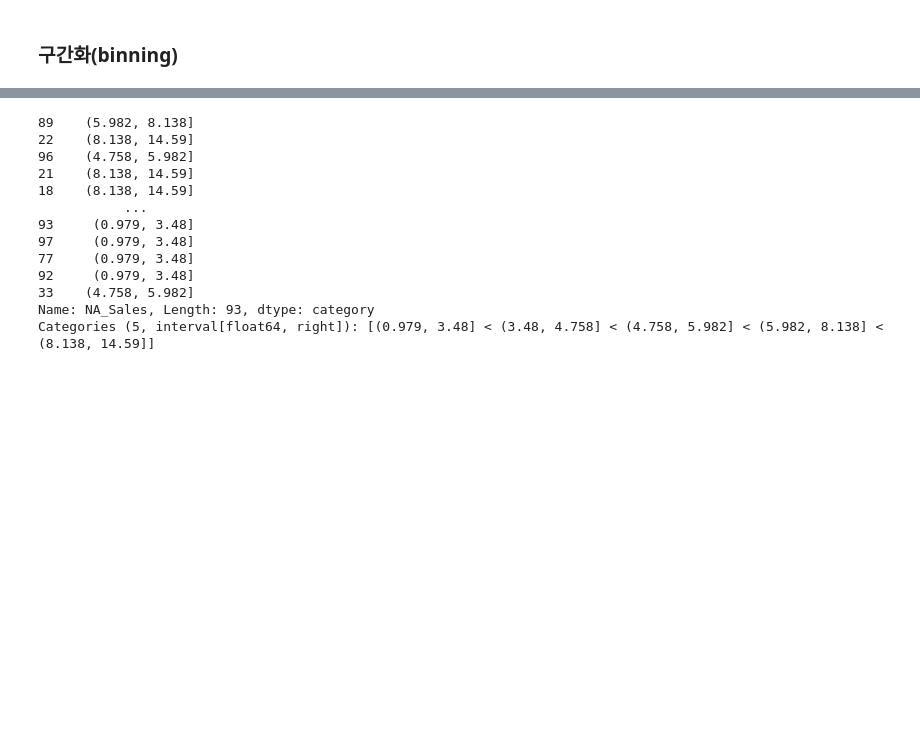
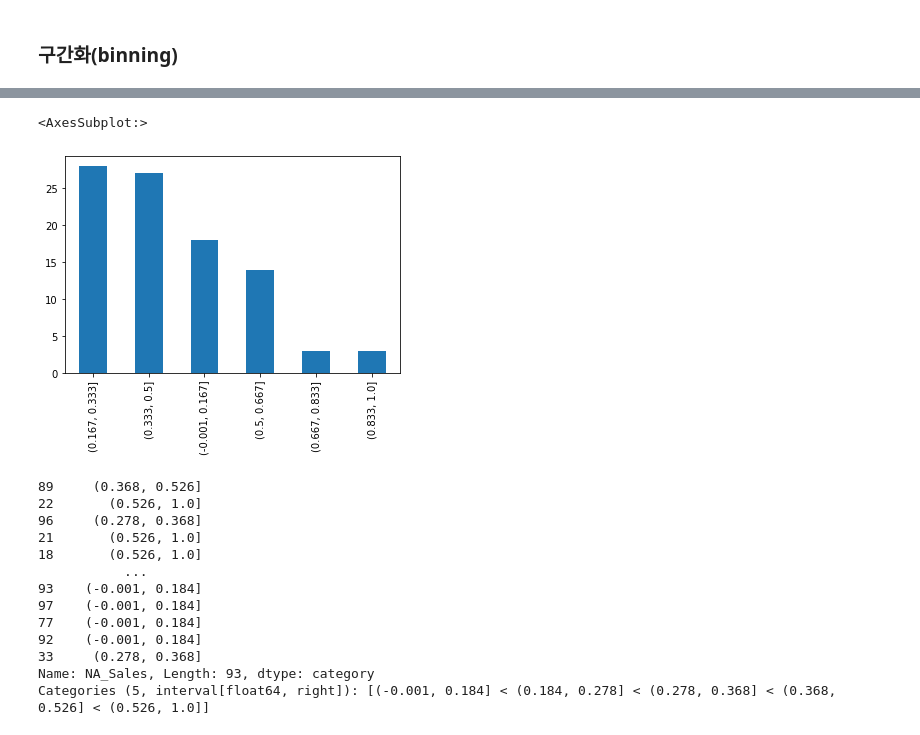
Before and after one commit to hanishereandnow/newpj, a Jupyter notebook: study/VgsalesChart.ipynb, the cells around one changed output, grey strips where cells are left out. Drawn from its saved outputs; the diff is of its cells as text; code cells hidden in the pictures; blank space fills up the shorter version.

```diff
--- a/study/VgsalesChart.ipynb
+++ b/study/VgsalesChart.ipynb
@@ -321,22 +277,27 @@ ctg.value_counts().sort_index()
 Name: NA_Sales, dtype: int64
+# %%
+ctg.value_counts().plot(kind='bar')
+# %% [output]
+<AxesSubplot:>
+[figure, added]
 # %%
 # qcut은 구간을 일정하게 나누는 것이 아니라 데이터의 분포를 비슷한 크기의 그룹으로 나눠준다
-ctg = pd.qcut(vg_na, q=5)
+ctg = pd.qcut(vg_rank_drop["NA_Sales"], q = 5)
 ctg
 # %% [output]
-89    (5.982, 8.138]
-22    (8.138, 14.59]
-96    (4.758, 5.982]
-21    (8.138, 14.59]
-18    (8.138, 14.59]
+89     (0.368, 0.526]
+22       (0.526, 1.0]
+96     (0.278, 0.368]
+21       (0.526, 1.0]
+18       (0.526, 1.0]
            ...
-93     (0.979, 3.48]
-97     (0.979, 3.48]
-77     (0.979, 3.48]
-92     (0.979, 3.48]
-33    (4.758, 5.982]
+93    (-0.001, 0.184]
+97    (-0.001, 0.184]
+77    (-0.001, 0.184]
+92    (-0.001, 0.184]
+33     (0.278, 0.368]
 Name: NA_Sales, Length: 93, dtype: category
-Categories (5, interval[float64, right]): [(0.979, 3.48] < (3.48, 4.758] < (4.758, 5.982] < (5.982, 8.138] < (8.138, 14.59]]
+Categories (5, interval[float64, right]): [(-0.001, 0.184] < (0.184, 0.278] < (0.278, 0.368] < (0.368, 0.526] < (0.526, 1.0]]
 # %%
 ctg.value_counts().sort_index()
 # %% [output]
```
Also changed, not shown: parts of 16 cells of this notebook, 1 other file.
